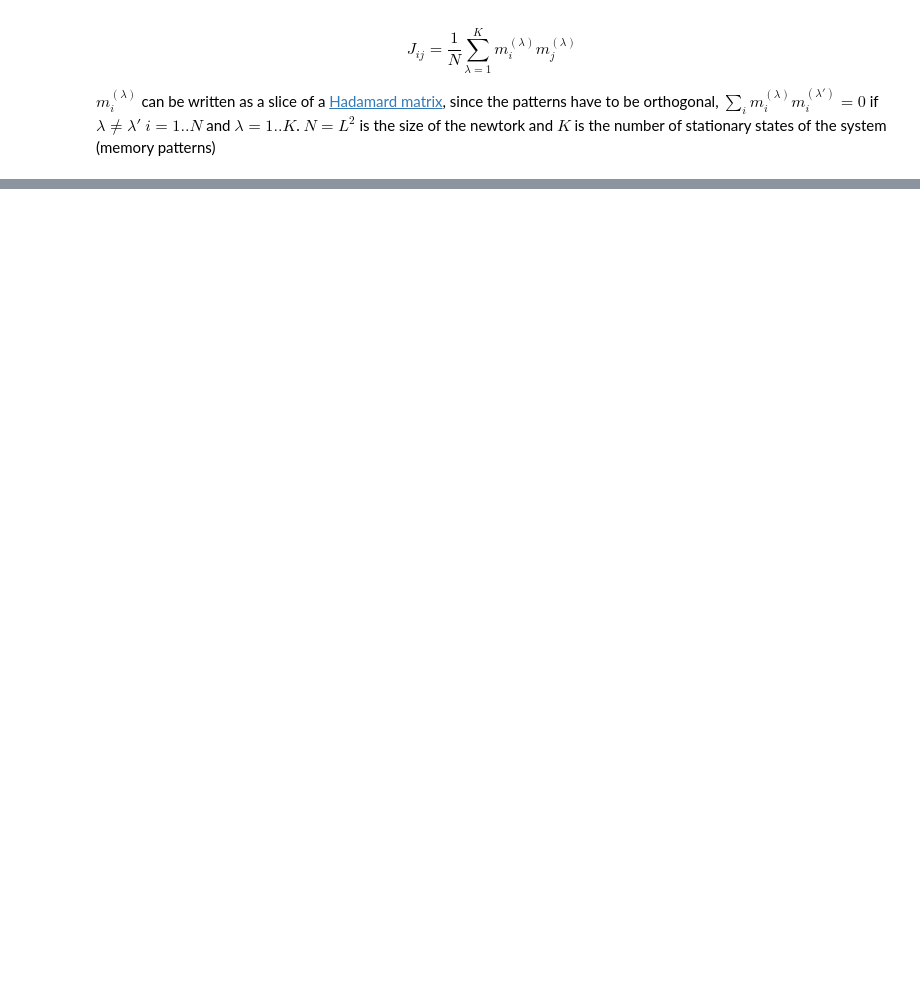
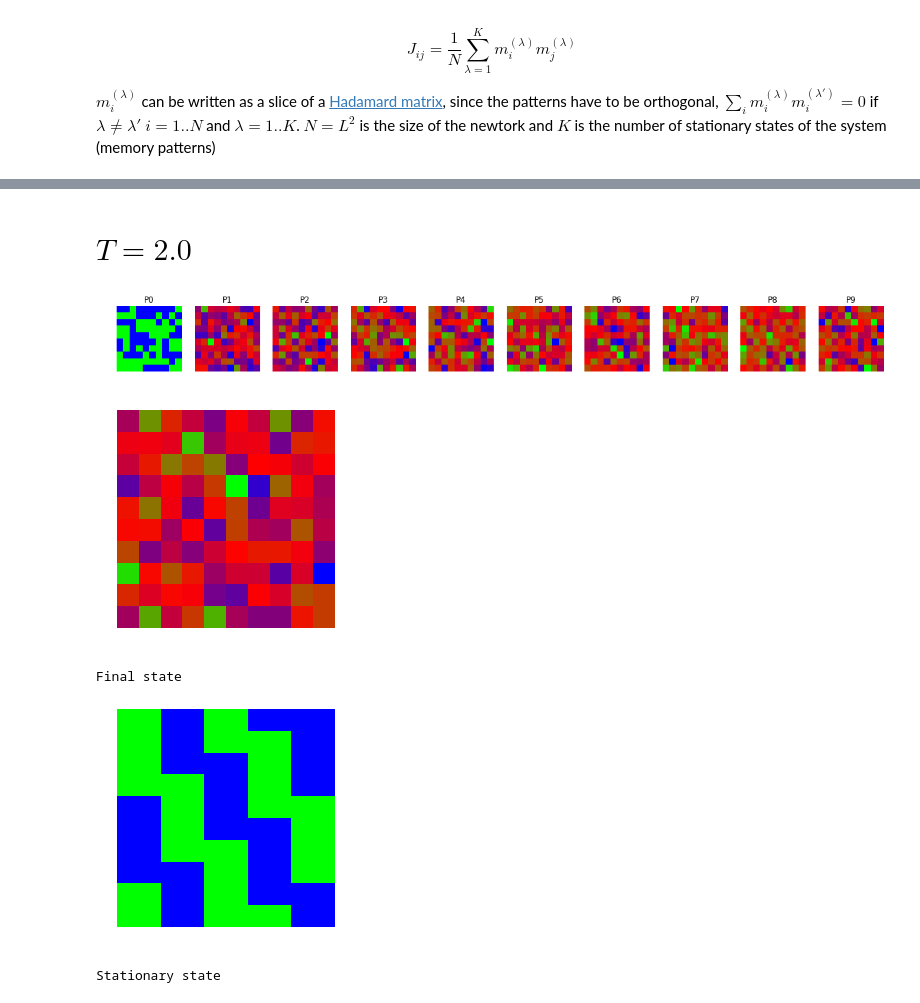
Before and after one commit to lytex/hopfield, a Jupyter notebook: Temperature.ipynb, the cells around one changed output, grey strips where cells are left out. Drawn from its saved outputs; the diff is of its cells as text; code cells hidden in the pictures; blank space fills up the shorter version.

```diff
--- a/Temperature.ipynb
+++ b/Temperature.ipynb
@@ -99,0 +181,18 @@ Stationary state
+# %% [markdown]
+# $T = 2.0$
+# %%
+L = 10 # size of the newtork
+N = L**2
+K = 1 # number of stationary states of the system (memory patterns)
+lamb = 0.0
+eps = 1.0
+T = 2.0 # Temperature
+nsteps = 100 # number of steps of the simulation
+
+iterate_plot(nsteps)
+# %% [output]
+[figure, added]
+[figure, added]
+Final state
+[figure, added]
+Stationary state
```
Also changed, not shown: parts of 17 cells of this notebook.
